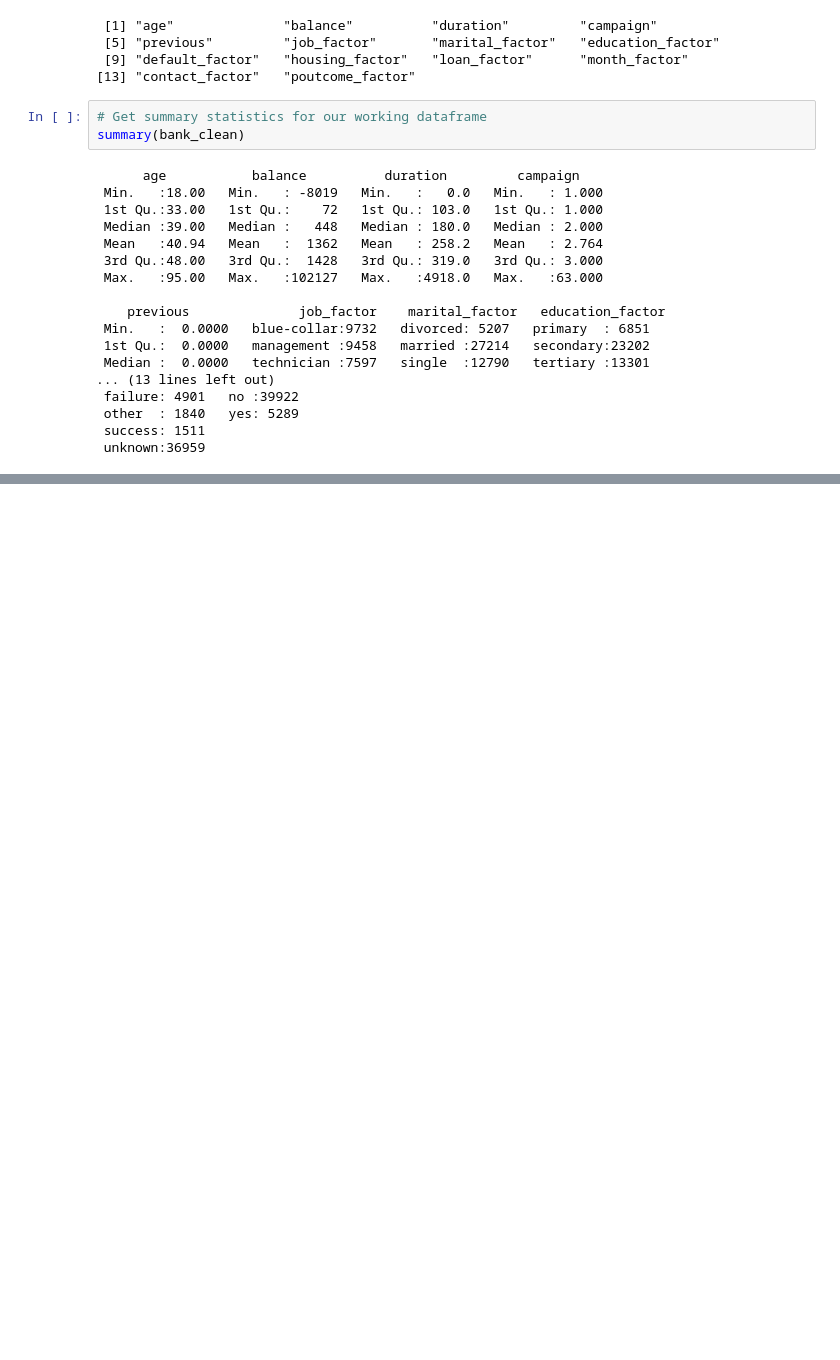
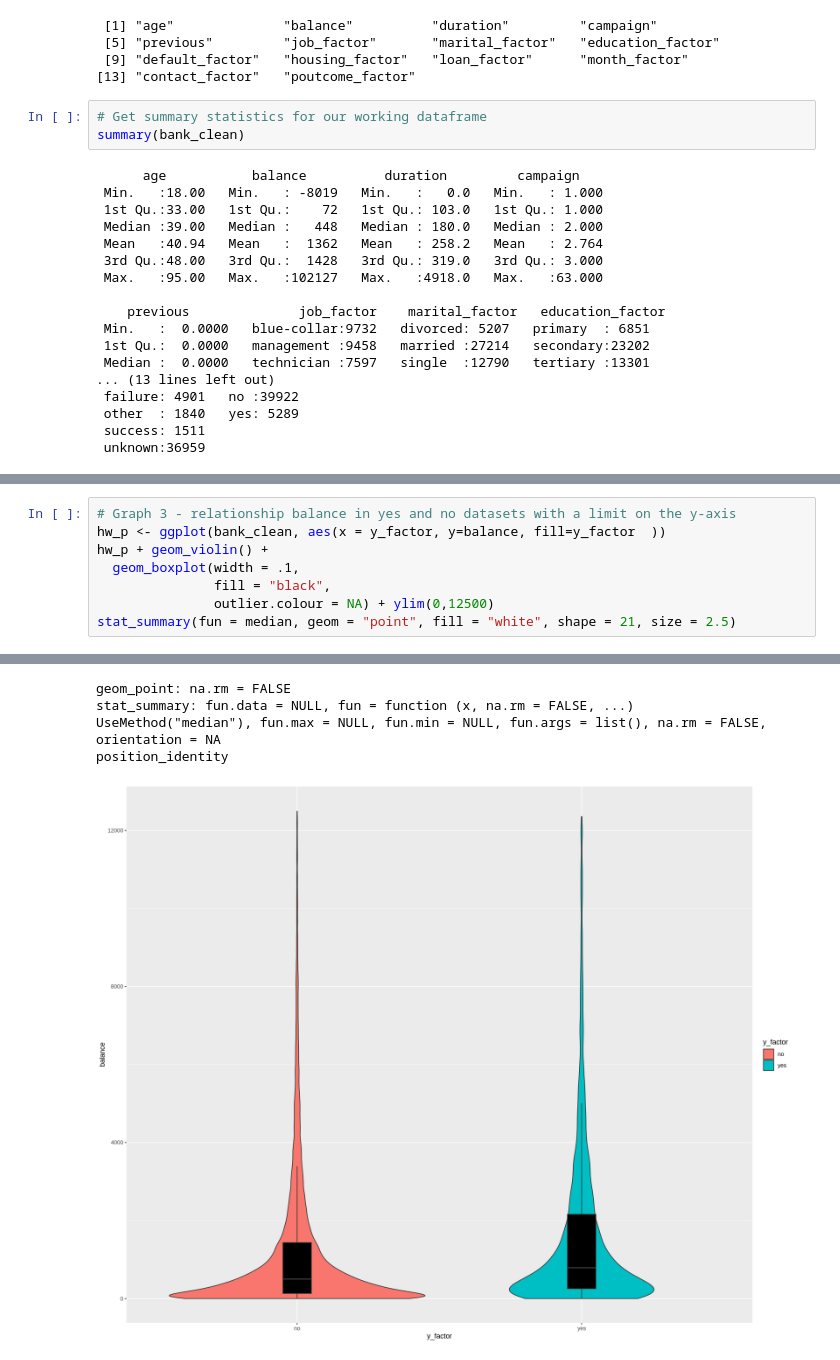
Before and after one commit to dpnolan/taba, a Jupyter notebook: TABA_Bank_data_logic_regression.ipynb, the cells around one changed output, grey strips where cells are left out. Drawn from its saved outputs; the diff is of its cells as text; blank space fills up the shorter version.

```diff
--- a/TABA_Bank_data_logic_regression.ipynb
+++ b/TABA_Bank_data_logic_regression.ipynb
@@ -216,0 +294,9 @@ summary(bank_clean)
+# %%
+# Graph 3 - relationship balance in yes and no datasets with a limit on the y-axis
+hw_p <- ggplot(bank_clean, aes(x = y_factor, y=balance, fill=y_factor  ))
+hw_p + geom_violin() +
+  geom_boxplot(width = .1,
+               fill = "black",
+               outlier.colour = NA) + ylim(0,12500)
+stat_summary(fun = median, geom = "point", fill = "white", shape = 21, size = 2.5)
+# %% [output]
@@ -216,0 +307,5 @@ summary(bank_clean)
+geom_point: na.rm = FALSE
+stat_summary: fun.data = NULL, fun = function (x, na.rm = FALSE, ...)
+UseMethod("median"), fun.max = NULL, fun.min = NULL, fun.args = list(), na.rm = FALSE, orientation = NA
+position_identity
+[figure, added]
```
Also changed, not shown: parts of 92 cells of this notebook.
